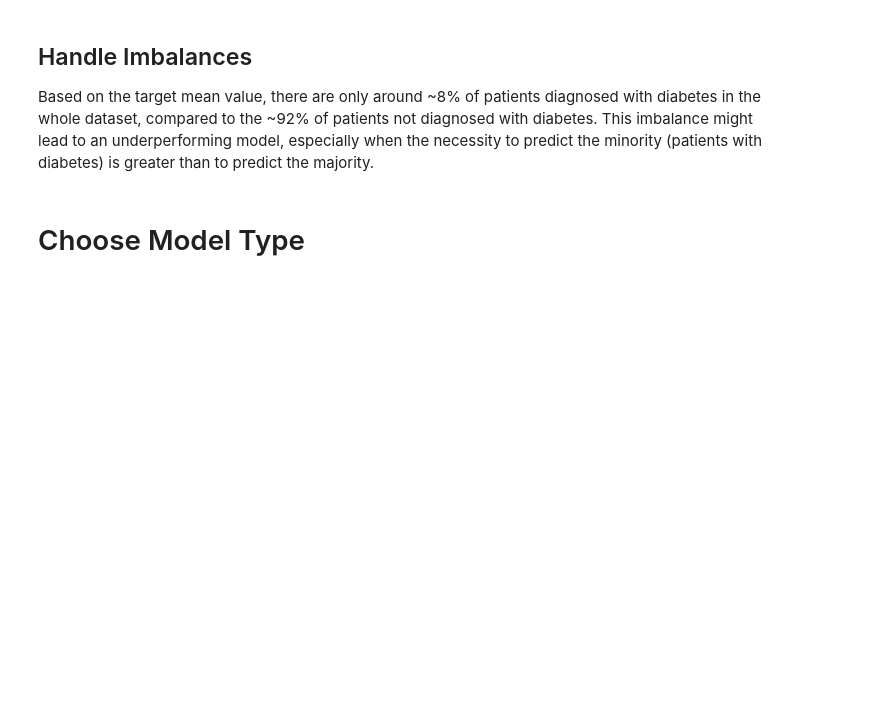
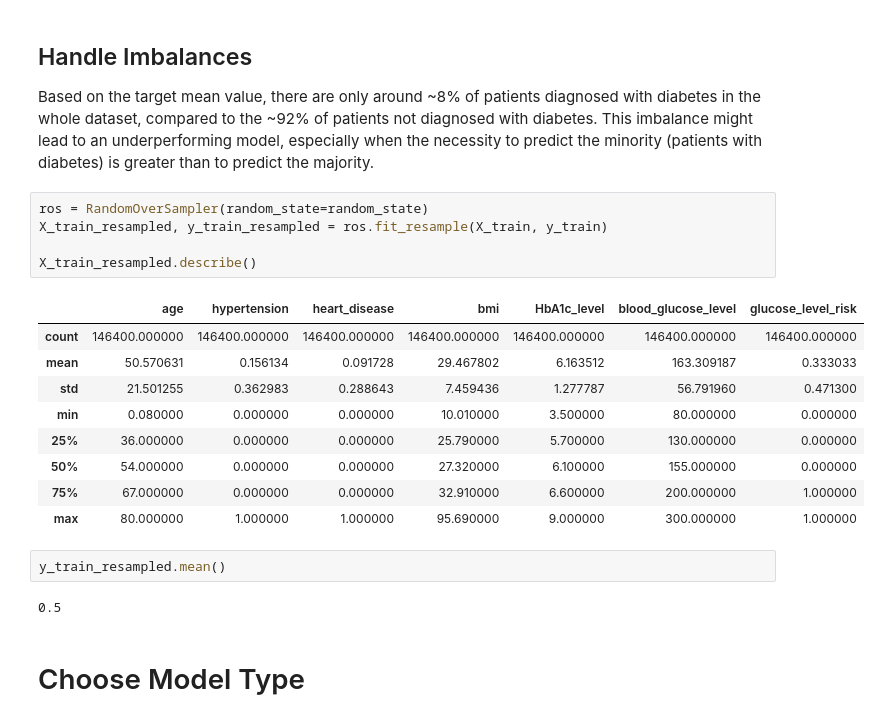
Before and after one commit to mezkymy/diabetes-prediction, a Jupyter notebook: Diabetes_Prediction.ipynb, the cells around one changed output. Drawn from its saved outputs; the diff is of its cells as text; blank space fills up the shorter version.

Commit message:
added random oversampler to balance data

```diff
--- a/Diabetes_Prediction.ipynb
+++ b/Diabetes_Prediction.ipynb
@@ -279,6 +281,25 @@ preprocessor = ColumnTransformer(
 # %% [markdown]
 ## Handle Imbalances
 Based on the target mean value, there are only around ~8% of patients diagnosed with diabetes in the whole dataset, compared to the ~92% of patients not diagnosed with diabetes. This imbalance might lead to an underperforming model, especially when the necessity to predict the minority (patients with diabetes) is greater than to predict the majority.
+# %%
+ros = RandomOverSampler(random_state=random_state)
+X_train_resampled, y_train_resampled = ros.fit_resample(X_train, y_train)
+
+X_train_resampled.describe()
+# %% [output]
+|  | age | hypertension | heart_disease | bmi | HbA1c_level | blood_glucose_level | glucose_level_risk |
+| count | 146400.000000 | 146400.000000 | 146400.000000 | 146400.000000 | 146400.000000 | 146400.000000 | 146400.000000 |
+| mean | 50.570631 | 0.156134 | 0.091728 | 29.467802 | 6.163512 | 163.309187 | 0.333033 |
+| std | 21.501255 | 0.362983 | 0.288643 | 7.459436 | 1.277787 | 56.791960 | 0.471300 |
+| min | 0.080000 | 0.000000 | 0.000000 | 10.010000 | 3.500000 | 80.000000 | 0.000000 |
+| 25% | 36.000000 | 0.000000 | 0.000000 | 25.790000 | 5.700000 | 130.000000 | 0.000000 |
+| 50% | 54.000000 | 0.000000 | 0.000000 | 27.320000 | 6.100000 | 155.000000 | 0.000000 |
+| 75% | 67.000000 | 0.000000 | 0.000000 | 32.910000 | 6.600000 | 200.000000 | 1.000000 |
+| max | 80.000000 | 1.000000 | 1.000000 | 95.690000 | 9.000000 | 300.000000 | 1.000000 |
+# %%
+y_train_resampled.mean()
+# %% [output]
+0.5
 # %% [markdown]
 # Choose Model Type
 # %%
```
Also changed, not shown: parts of 3 cells of this notebook.
